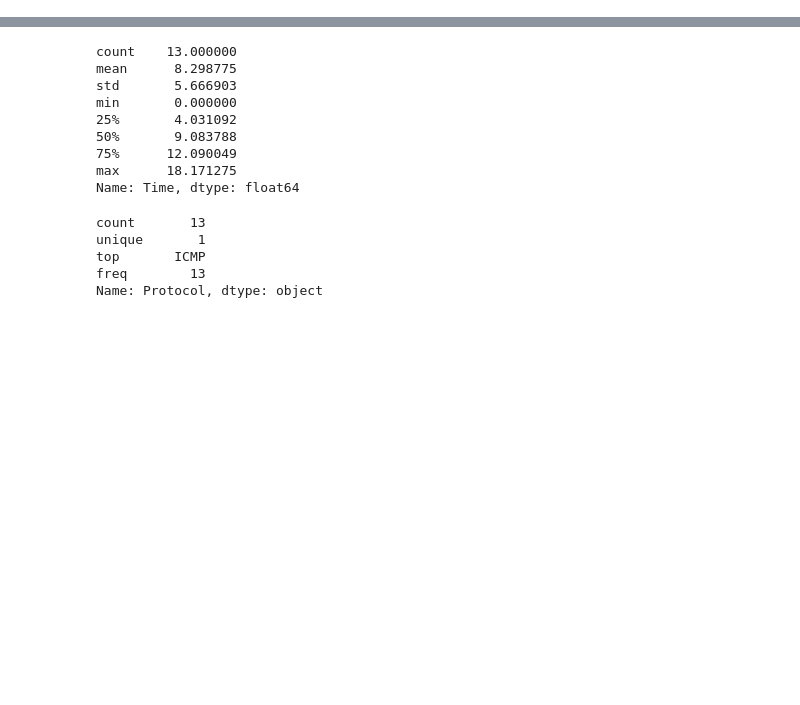
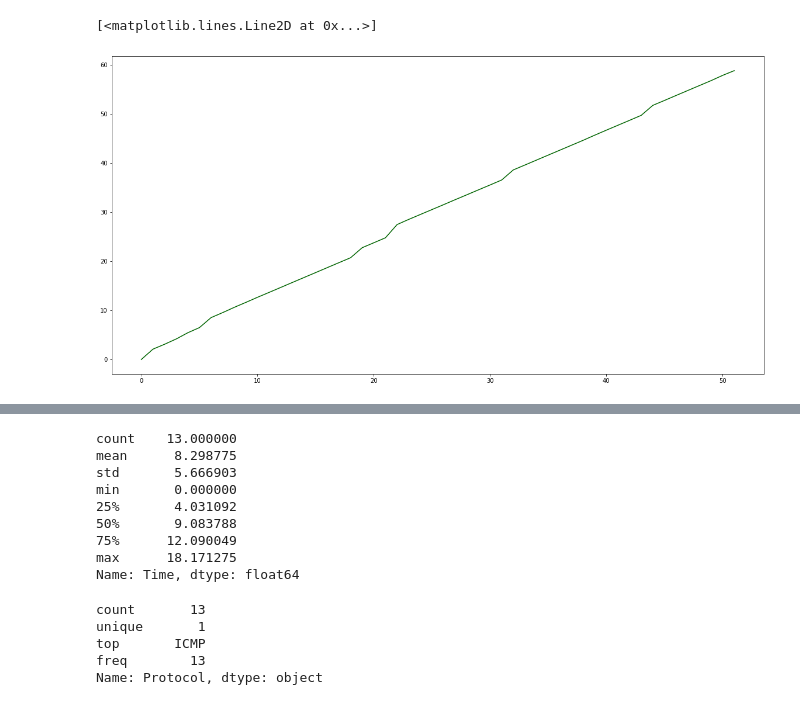
Before and after one commit to jtunde/Python, a Jupyter notebook: ss1.ipynb, the cells around one changed output, grey strips where cells are left out. Drawn from its saved outputs; the diff is of its cells as text; code cells hidden in the pictures; blank space fills up the shorter version.

```diff
--- a/ss1.ipynb
+++ b/ss1.ipynb
@@ -13,0 +14,3 @@ Drive already mounted at /content/drive; to attempt to forcibly remount, call dr
+# %%
+traffic = pd.read_csv('drive/MyDrive/traffic.csv')
+traffic.sample(10)
@@ -14 +29,7 @@ Drive already mounted at /content/drive; to attempt to forcibly remount, call dr
+# %%
+plt.rcParams["figure.figsize"] = (20,10)
+plt.plot(traffic['Time'], color='DarkGreen')
+# %% [output]
+[<matplotlib.lines.Line2D at 0x...>]
+[figure, added]
 # %%
```
Also changed, not shown: parts of 8 cells of this notebook.
